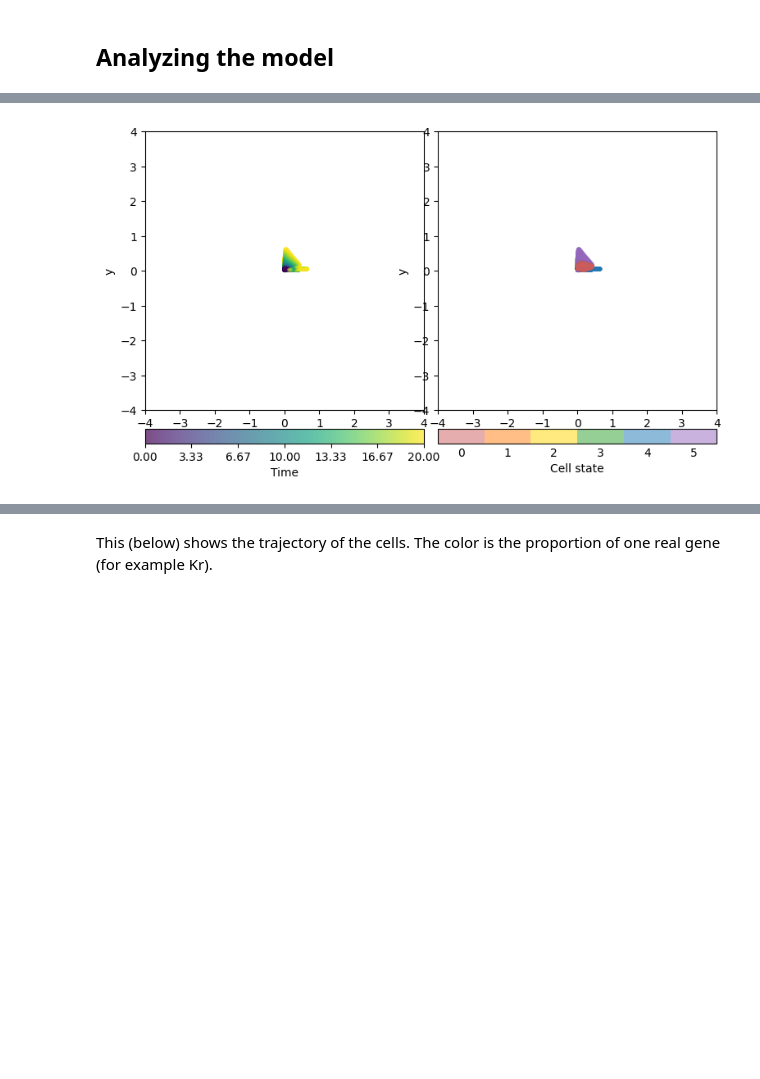
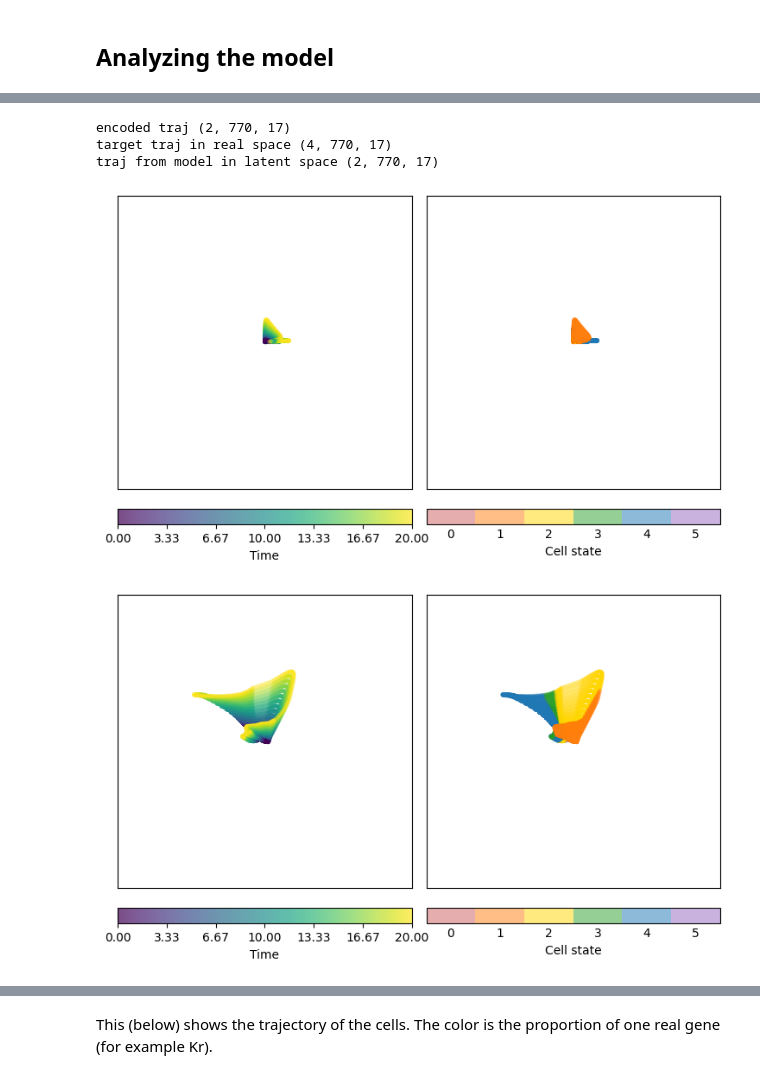
Before and after one commit to victoria-mochulska/evoscape, a Jupyter notebook: examples/decoder_drosophila_clean_avec_notes.ipynb, the cells around one changed output, grey strips where cells are left out. Saved outputs shown, nothing was run; the diff lists cells and outputs as text; code cells hidden in the pictures; blank space fills up the shorter version.

```diff
--- a/examples/decoder_drosophila_clean_avec_notes.ipynb
+++ b/examples/decoder_drosophila_clean_avec_notes.ipynb
@@ -253,4 +263,14 @@ fig = plot_traj(traj, states, t0, tf, nt, L=4)
 # %%
 fig = plot_traj(target_traj, states, t0, tf, nt, L=4)
+encoded_traj = autoencoder.encode_traj(target_traj)
+print("encoded traj", encoded_traj.shape)
+print("target traj in real space", target_traj.shape)
+print("traj from model in latent space",traj.shape)
+fig = plot_traj(encoded_traj, states, t0, tf, nt, L=4)
+fig = plot_traj(traj, states, t0, tf, nt, L=4)
 # %% [output]
+encoded traj (2, 770, 17)
+target traj in real space (4, 770, 17)
+traj from model in latent space (2, 770, 17)
-[figure, old version]
+[figure, new version]
+[figure, added]
```
Also changed, not shown: parts of 11 cells of this notebook.
